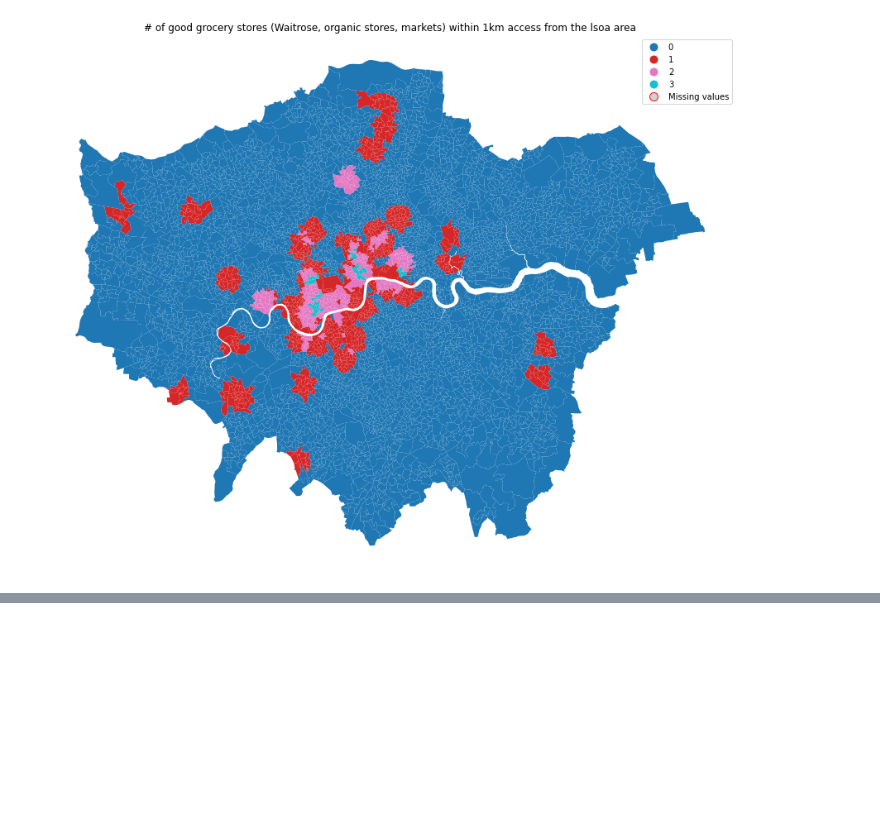
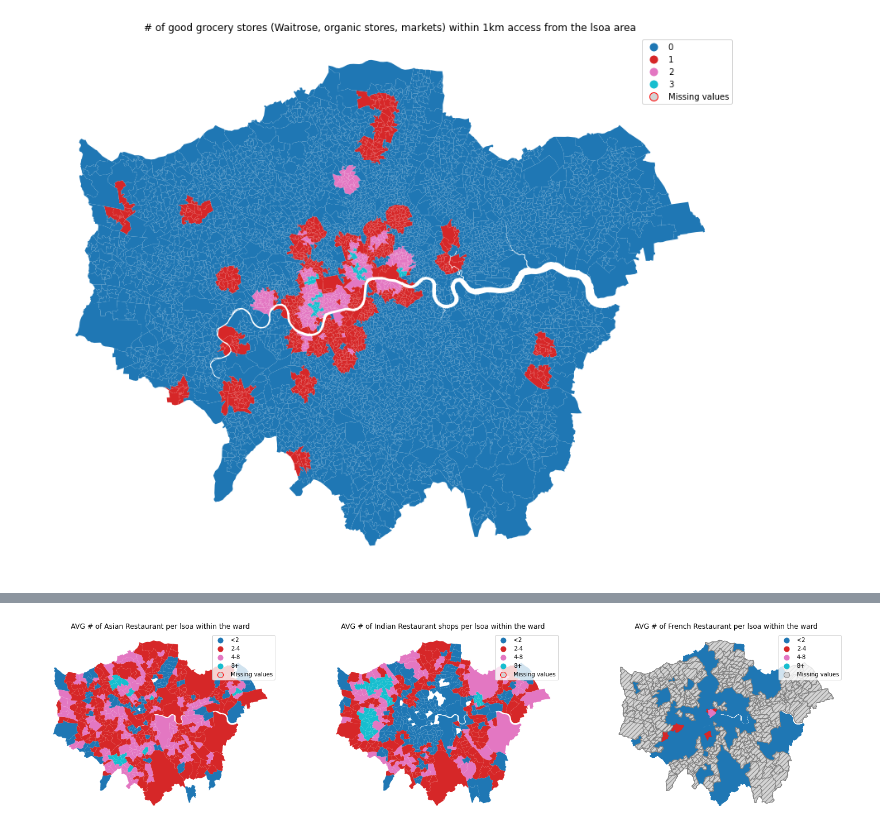
Before and after one commit to jelenalor/RealEstate, a Jupyter notebook: 2.EDA regions.ipynb, the cells around one changed output, grey strips where cells are left out. Drawn from its saved outputs; the diff is of its cells as text; code cells hidden in the pictures; blank space fills up the shorter version.

```diff
--- a/2.EDA regions.ipynb
+++ b/2.EDA regions.ipynb
@@ -270,0 +448,20 @@ gdf_all.head(2)
+# %%
+fig, ax = plt.subplots(nrows=1, ncols=3, figsize=(25, 8))
+
+ax[0].axis('off')
+gdf_food[gdf_food.l2 == 'Asian Restaurant'].plot(ax = ax[0], column="total_venues_bins", legend=True, missing_kwds={"color": "lightgrey","edgecolor": "red", "hatch": "///", "label": "Missing values",})
+ax[0].set_title("AVG # of Asian Restaurant per lsoa within the ward")
+
+
+ax[1].axis('off')
+gdf_food[gdf_food.l2.isin(['Indian Restaurant'])].plot(ax = ax[1], column="total_venues_bins", legend=True, missing_kwds={"color": "lightgrey","edgecolor": "red", "hatch": "///", "label": "Missing values",})
+ax[1].set_title("AVG # of Indian Restaurant shops per lsoa within the ward")
+
+
+ax[2].axis('off')
+gdf_food[["ward_geometry"]].merge(gdf_food[gdf_food.l2.isin(['French Restaurant'])], how="left", on="ward_geometry").plot(ax = ax[2], column="total_venues_bins", legend=True, missing_kwds={"color": "lightgrey","edgecolor": "grey", "hatch": "///", "label": "Missing values",})
+ax[2].set_title("AVG # of French Restaurant per lsoa within the ward")
+
+plt.show()
+# %% [output]
+[figure, added]
```
Also changed, not shown: parts of 16 cells of this notebook.
